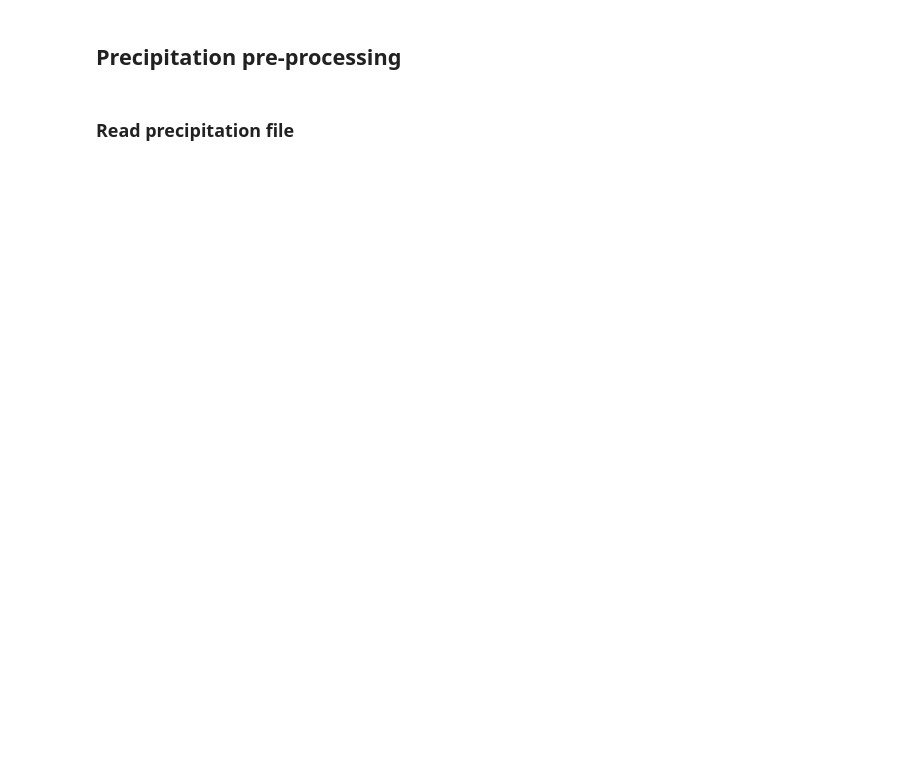
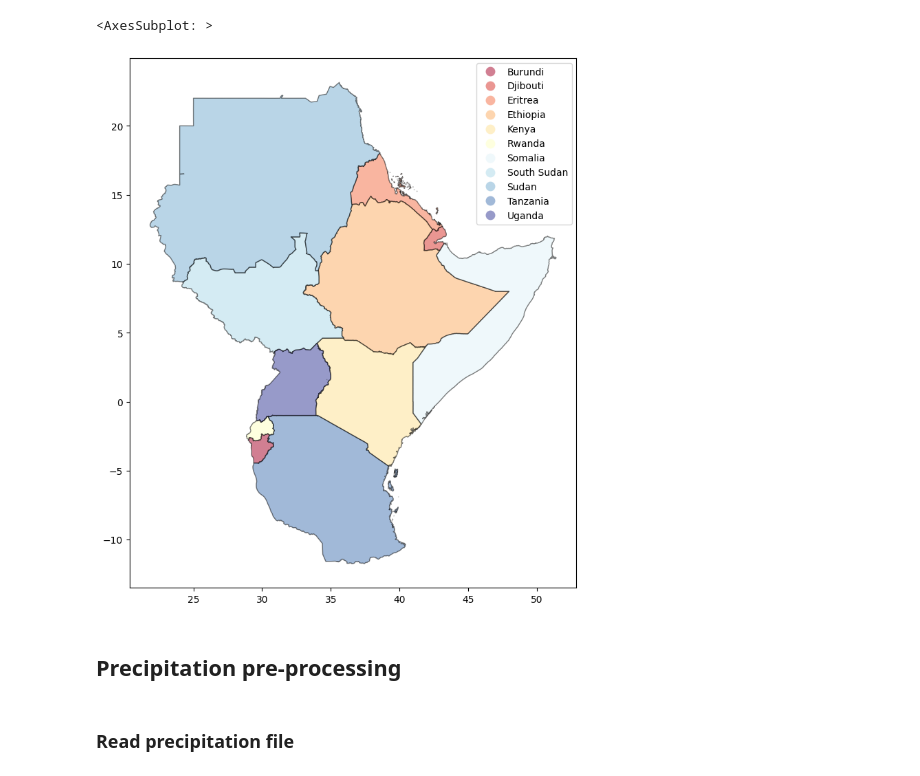
Before and after one commit to linibensonjr/drought-detection-gha, a Jupyter notebook: codebase/preprocessing/precipitation_preprocessing.ipynb, the cells around one changed output. Drawn from its saved outputs; the diff is of its cells as text; code cells hidden in the pictures; blank space fills up the shorter version.

```diff
--- a/codebase/preprocessing/precipitation_preprocessing.ipynb
+++ b/codebase/preprocessing/precipitation_preprocessing.ipynb
@@ -110,6 +65,11 @@ gha_region
 #             with open(os.path.join(data_dir, gz_file[:-3]), 'wb') as f_out:
 #                 shutil.copyfileobj(f_in, f_out)
 # print("Decompression complete!")
+# %%
+gha_region.plot(figsize=(10, 10), column='COUNTRY', cmap='RdYlBu', alpha=0.5, edgecolor="k", legend=True)
+# %% [output]
+<AxesSubplot: >
+[figure, added]
 # %% [markdown]
 ## Precipitation pre-processing
 # %% [markdown]
```
Also changed, not shown: parts of 32 cells of this notebook.
